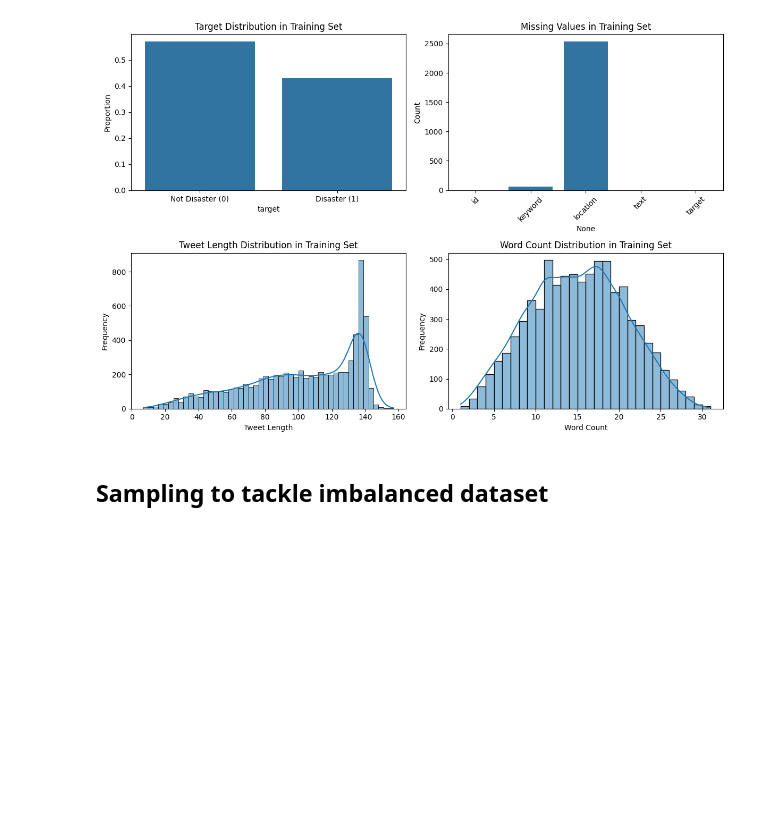
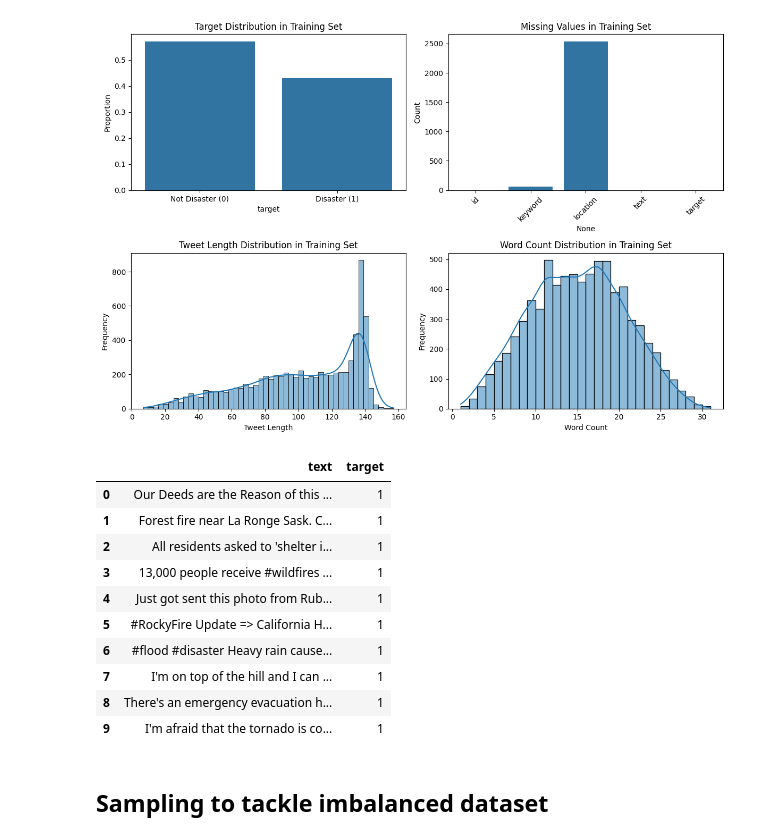
Before and after one commit to sukanyanag/Tweet-Classification-for-Disaster-Detection, a Jupyter notebook: TweetClassificationforDisasterDetection.ipynb, the cells around one changed output. Saved outputs shown, nothing was run; the diff lists cells and outputs as text; code cells hidden in the pictures; blank space fills up the shorter version.

```diff
--- a/TweetClassificationforDisasterDetection.ipynb
+++ b/TweetClassificationforDisasterDetection.ipynb
@@ -165,6 +213,20 @@ def get_wordnet_pos(tag):
         return wordnet.ADV
     else:
         return wordnet.NOUN
+# %%
+df_train.head(10)
+# %% [output]
+|  | text | target |
+| 0 | Our Deeds are the Reason of this ... | 1 |
+| 1 | Forest fire near La Ronge Sask. C... | 1 |
+| 2 | All residents asked to 'shelter i... | 1 |
+| 3 | 13,000 people receive #wildfires ... | 1 |
+| 4 | Just got sent this photo from Rub... | 1 |
+| 5 | #RockyFire Update => California H... | 1 |
+| 6 | #flood #disaster Heavy rain cause... | 1 |
+| 7 | I'm on top of the hill and I can ... | 1 |
+| 8 | There's an emergency evacuation h... | 1 |
+| 9 | I'm afraid that the tornado is co... | 1 |
 # %% [markdown]
 ## Sampling to tackle imbalanced dataset
 # %%
```
Also changed, not shown: parts of 7 cells of this notebook.
